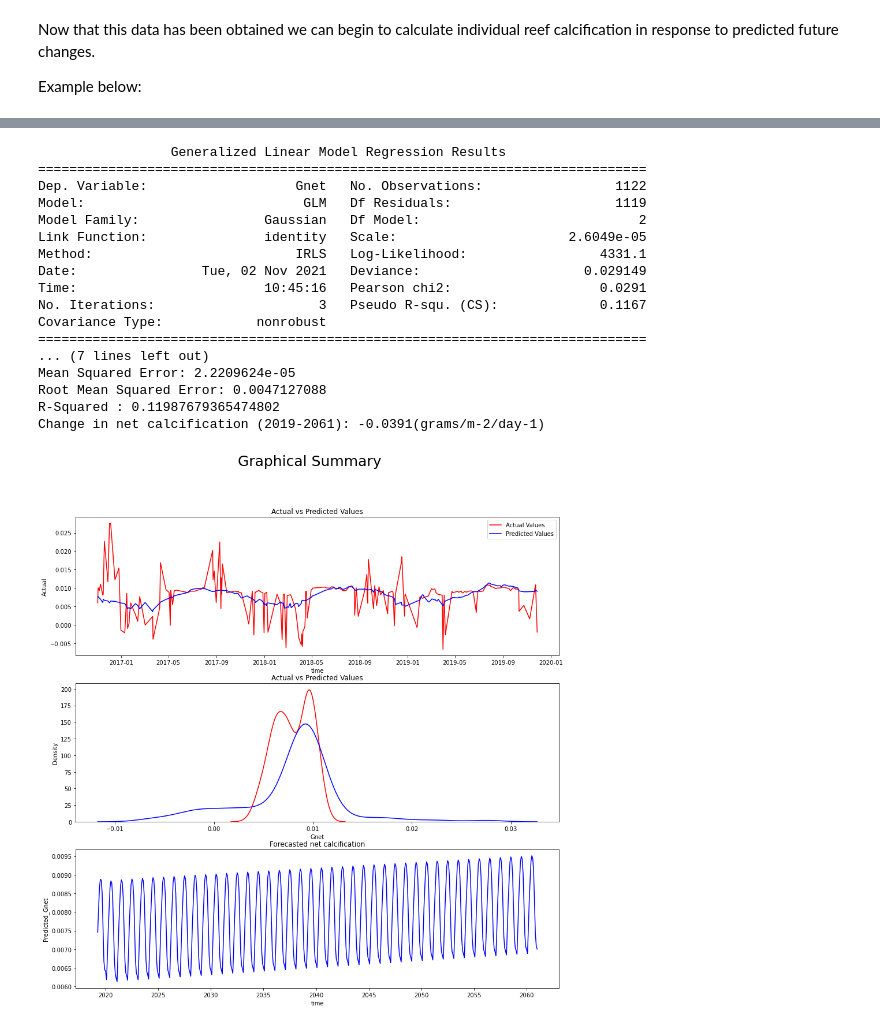
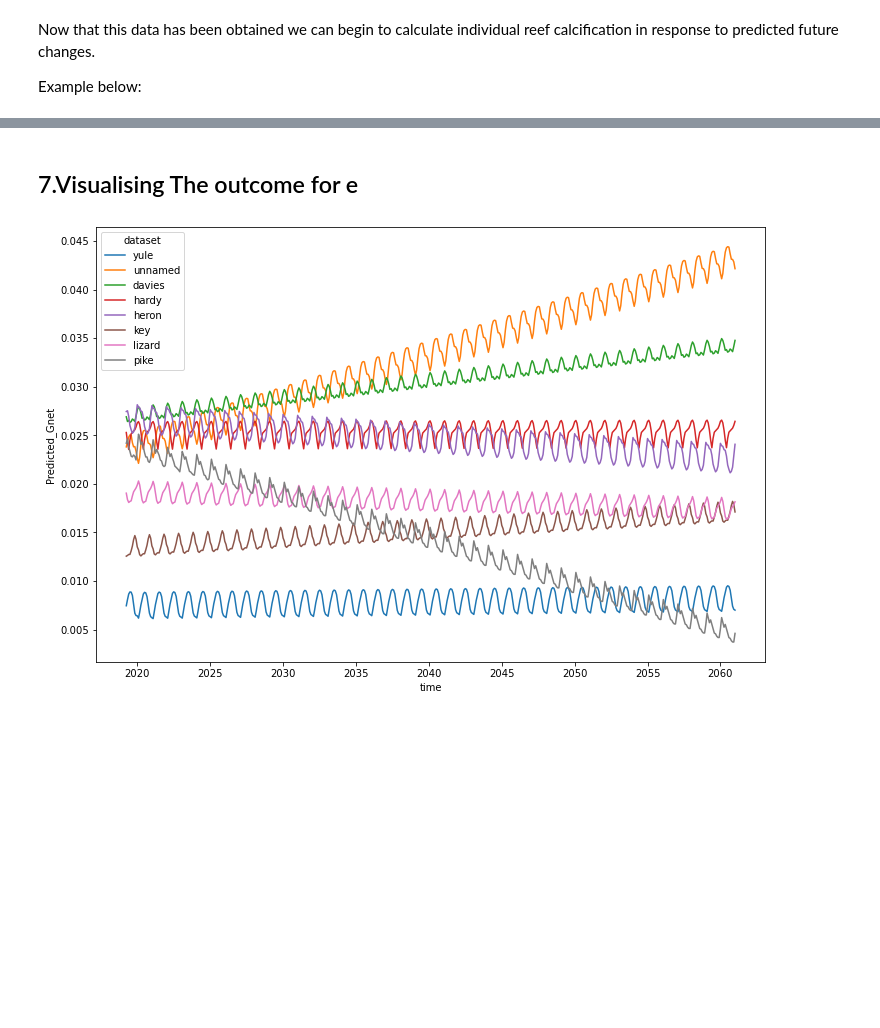
Before and after one commit to Chris-Cooney/Net-Reef-Calcification-Prediction, a Jupyter notebook: 3. Multilinear predictions.ipynb, the cells around one changed output, grey strips where cells are left out. Cells and saved outputs as stored; diff of their text form; code cells hidden in the pictures; blank space fills up the shorter version.

```diff
--- a/3. Multilinear predictions.ipynb
+++ b/3. Multilinear predictions.ipynb
@@ -348,21 +266,40 @@ import Gnet_Predictions
 # %%
-data = Gnet_pred(forecast,Gnet,'yule')
+data = Gnet_pred(forecast,Gnet,'davies')
-# %% [output]
-                 Generalized Linear Model Regression Results
-==============================================================================
-Dep. Variable:                   Gnet   No. Observations:                 1122
-Model:                            GLM   Df Residuals:                     1119
-Model Family:                Gaussian   Df Model:                            2
-Link Function:               identity   Scale:                      2.6049e-05
-Method:                          IRLS   Log-Likelihood:                 4331.1
-Date:                Tue, 02 Nov 2021   Deviance:                     0.029149
-Time:                        10:45:16   Pearson chi2:                   0.0291
-No. Iterations:                     3   Pseudo R-squ. (CS):             0.1167
-Covariance Type:            nonrobust
-==============================================================================
-... (7 lines left out)
-Mean Squared Error: 2.2209624e-05
-Root Mean Squared Error: 0.0047127088
-R-Squared : 0.11987679365474802
-Change in net calcification (2019-2061): -0.0391(grams/m-2/day-1)
-[figure, removed]
+# %% [markdown]
+## 7.Visualising The outcome for e
+# %%
+yule = xr.open_dataset('future_Gnet/yule_pred.nc')
+yule= yule.to_dataframe()
+unnamed = xr.open_dataset('future_Gnet/UnNamed_pred.nc')
+unnamed= unnamed.to_dataframe()
+davies = xr.open_dataset('future_Gnet/davies_pred.nc')
+davies= davies.to_dataframe()
+feather = xr.open_dataset('future_Gnet/feather_pred.nc')
+feather= feather.to_dataframe()
+hardy = xr.open_dataset('future_Gnet/hardy_pred.nc')
+hardy= hardy.to_dataframe()
+heron = xr.open_dataset('future_Gnet/heron_pred.nc')
+heron= heron.to_dataframe()
+key = xr.open_dataset('future_Gnet/key_pred.nc')
+key= key.to_dataframe()
+lizard = xr.open_dataset('future_Gnet/lizard_pred.nc')
+lizard= lizard.to_dataframe()
+pike = xr.open_dataset('future_Gnet/pike_pred.nc')
+pike= pike.to_dataframe()
+# %%
+combined = pd.concat([yule.assign(dataset='yule'), unnamed.assign(dataset='unnamed'),
+                      davies.assign(dataset='davies'),feather.assign(dataset='unnamed'),
+                     hardy.assign(dataset='hardy'),heron.assign(dataset='heron'),key.assign(dataset='key'),
+                     lizard.assign(dataset='lizard'), pike.assign(dataset='pike')])
+# %%
+combined = combined.reset_index()
+# %%
+plt.figure(figsize=(12, 8))
+
+sns.lineplot(x='time', y='Predicted_Gnet', data=combined,
+                hue='dataset', ci=None)
+
+plt.savefig('Predicted-Gnet.png', dpi=200)
+plt.show()
+# %% [output]
+[figure, added]
```
Also changed, not shown: parts of 20 cells of this notebook, 2 other files.
